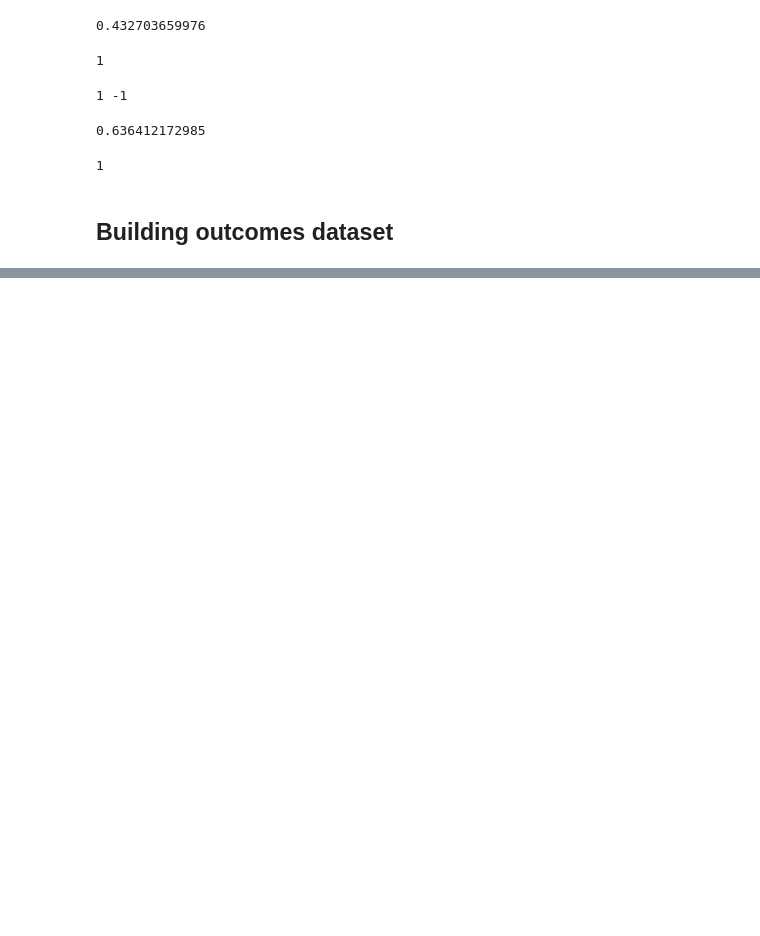
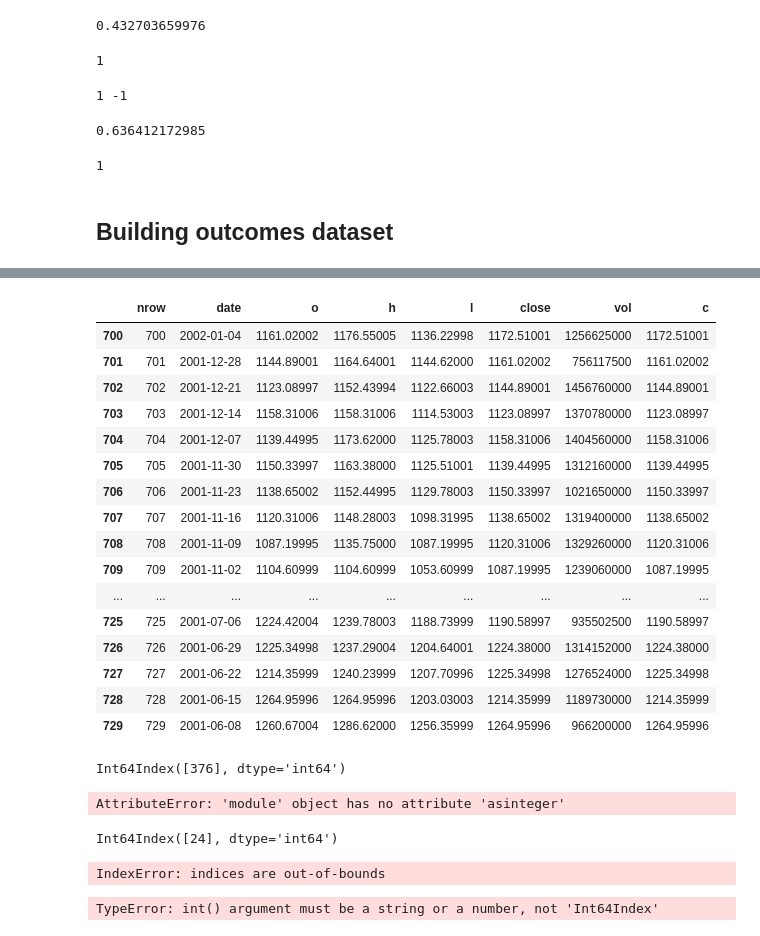
Before and after one commit to marcolunardi/metis, a Jupyter notebook: kojak_work/options_project_analysis.ipynb, the cells around one changed output, grey strips where cells are left out. Saved outputs shown, nothing was run; the diff lists cells and outputs as text; code cells hidden in the pictures; blank space fills up the shorter version.

```diff
--- a/kojak_work/options_project_analysis.ipynb
+++ b/kojak_work/options_project_analysis.ipynb
@@ -791,0 +765,42 @@ data[100:120]
+# %%
+spw[700:730]
+# %% [output]
+|  | nrow | date | o | h | l | close | vol | c |
+| 700 | 700 | 2002-01-04 | 1161.02002 | 1176.55005 | 1136.22998 | 1172.51001 | 1256625000 | 1172.51001 |
+| 701 | 701 | 2001-12-28 | 1144.89001 | 1164.64001 | 1144.62000 | 1161.02002 | 756117500 | 1161.02002 |
+| 702 | 702 | 2001-12-21 | 1123.08997 | 1152.43994 | 1122.66003 | 1144.89001 | 1456760000 | 1144.89001 |
+| 703 | 703 | 2001-12-14 | 1158.31006 | 1158.31006 | 1114.53003 | 1123.08997 | 1370780000 | 1123.08997 |
+| 704 | 704 | 2001-12-07 | 1139.44995 | 1173.62000 | 1125.78003 | 1158.31006 | 1404560000 | 1158.31006 |
+| 705 | 705 | 2001-11-30 | 1150.33997 | 1163.38000 | 1125.51001 | 1139.44995 | 1312160000 | 1139.44995 |
+| 706 | 706 | 2001-11-23 | 1138.65002 | 1152.44995 | 1129.78003 | 1150.33997 | 1021650000 | 1150.33997 |
+| 707 | 707 | 2001-11-16 | 1120.31006 | 1148.28003 | 1098.31995 | 1138.65002 | 1319400000 | 1138.65002 |
+| 708 | 708 | 2001-11-09 | 1087.19995 | 1135.75000 | 1087.19995 | 1120.31006 | 1329260000 | 1120.31006 |
+| 709 | 709 | 2001-11-02 | 1104.60999 | 1104.60999 | 1053.60999 | 1087.19995 | 1239060000 | 1087.19995 |
+| ... | ... | ... | ... | ... | ... | ... | ... | ... |
+| 725 | 725 | 2001-07-06 | 1224.42004 | 1239.78003 | 1188.73999 | 1190.58997 | 935502500 | 1190.58997 |
+| 726 | 726 | 2001-06-29 | 1225.34998 | 1237.29004 | 1204.64001 | 1224.38000 | 1314152000 | 1224.38000 |
+| 727 | 727 | 2001-06-22 | 1214.35999 | 1240.23999 | 1207.70996 | 1225.34998 | 1276524000 | 1225.34998 |
+| 728 | 728 | 2001-06-15 | 1264.95996 | 1264.95996 | 1203.03003 | 1214.35999 | 1189730000 | 1214.35999 |
+| 729 | 729 | 2001-06-08 | 1260.67004 | 1286.62000 | 1256.35999 | 1264.95996 | 966200000 | 1264.95996 |
+# %%
+d = dp.parse("21/03/2008")
+spw.index[spw.date == d]
+# %% [output]
+Int64Index([376], dtype='int64')
+# %%
+t = np.asinteger(ind)
+# %% [output]
+AttributeError: 'module' object has no attribute 'asinteger'
+# %%
+ind +13
+# %% [output]
+Int64Index([24], dtype='int64')
+# %%
+spw[ind]
+# %% [output]
+IndexError: indices are out-of-bounds
+# %%
+t =int(ind)
+t
+# %% [output]
+TypeError: int() argument must be a string or a number, not 'Int64Index'
```
Also changed, not shown: parts of 19 cells of this notebook.
